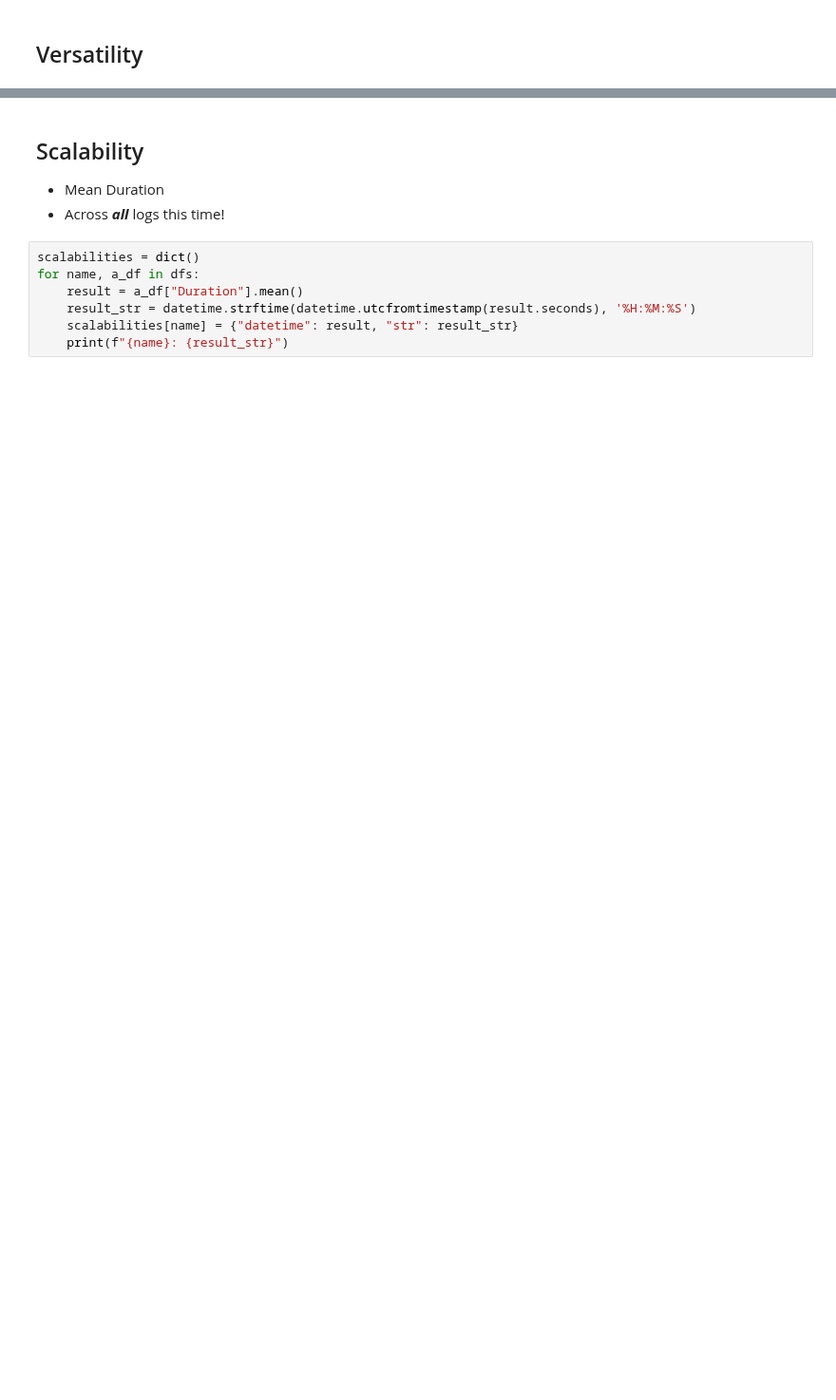
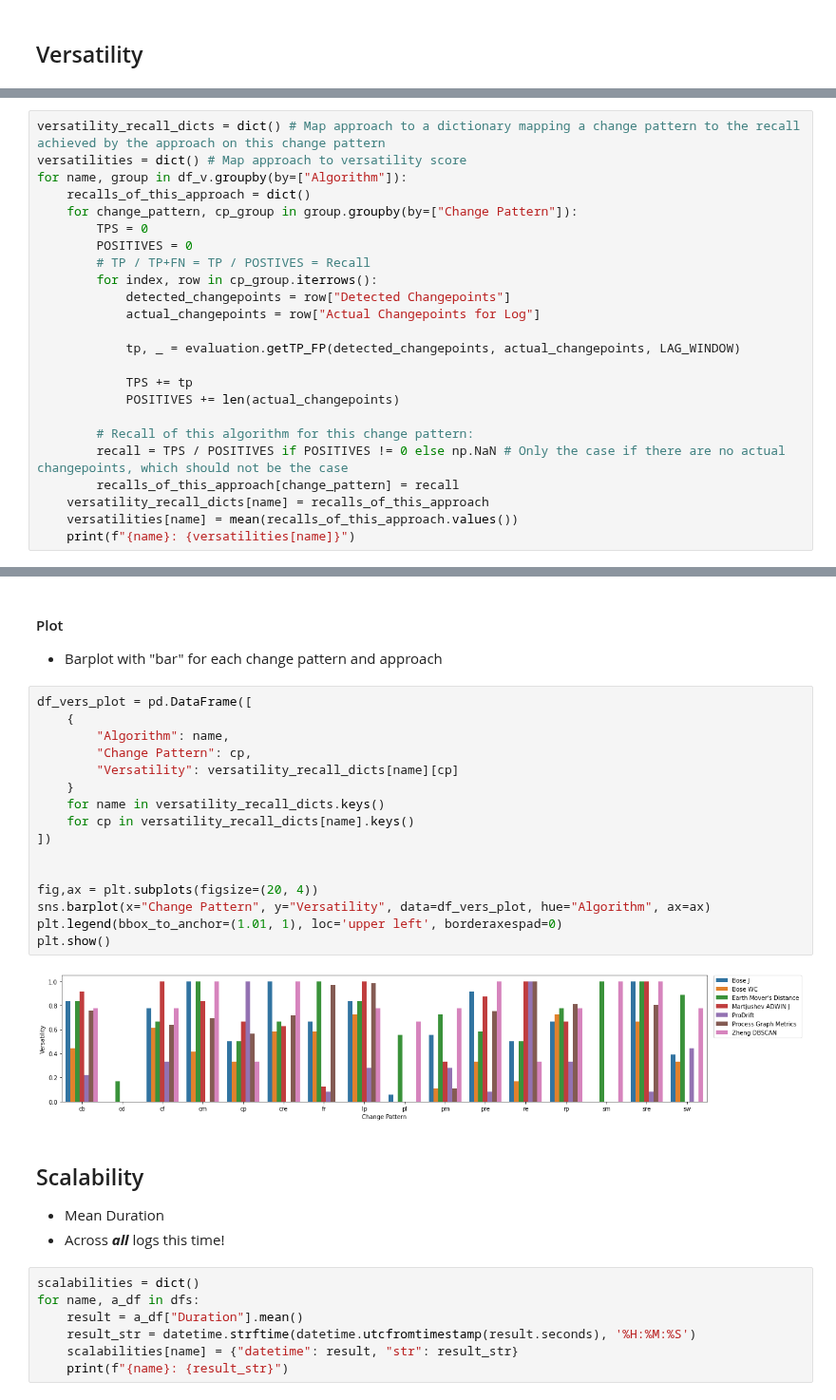
Before and after one commit to cpitsch/cdrift-evaluation, a Jupyter notebook: evaluate_results.ipynb, the cells around one changed output, grey strips where cells are left out. Shown at 95% size. Cells and saved outputs as stored; diff of their text form; blank space fills up the shorter version.

Commit message:
Implement Versatility in final evaluation notebook

```diff
--- a/evaluate_results.ipynb
+++ b/evaluate_results.ipynb
@@ -278,0 +331,24 @@ ostovar_patterns
+# %%
+versatility_recall_dicts = dict() # Map approach to a dictionary mapping a change pattern to the recall achieved by the approach on this change pattern
+versatilities = dict() # Map approach to versatility score
+for name, group in df_v.groupby(by=["Algorithm"]):
+    recalls_of_this_approach = dict()
+    for change_pattern, cp_group in group.groupby(by=["Change Pattern"]):
+        TPS = 0
+        POSITIVES = 0
+        # TP / TP+FN = TP / POSTIVES = Recall
+        for index, row in cp_group.iterrows():
+            detected_changepoints = row["Detected Changepoints"]
+            actual_changepoints = row["Actual Changepoints for Log"]
+
+            tp, _ = evaluation.getTP_FP(detected_changepoints, actual_changepoints, LAG_WINDOW)
+
+            TPS += tp
+            POSITIVES += len(actual_changepoints)
+
+        # Recall of this algorithm for this change pattern:
+        recall = TPS / POSITIVES if POSITIVES != 0 else np.NaN # Only the case if there are no actual changepoints, which should not be the case
+        recalls_of_this_approach[change_pattern] = recall
+    versatility_recall_dicts[name] = recalls_of_this_approach
+    versatilities[name] = mean(recalls_of_this_approach.values())
+    print(f"{name}: {versatilities[name]}")
@@ -279,3 +364,24 @@ ostovar_patterns
+# %% [markdown]
+#### Plot
+- Barplot with "bar" for each change pattern and approach
+# %%
+df_vers_plot = pd.DataFrame([
+    {
+        "Algorithm": name,
+        "Change Pattern": cp,
+        "Versatility": versatility_recall_dicts[name][cp]
+    }
+    for name in versatility_recall_dicts.keys()
+    for cp in versatility_recall_dicts[name].keys()
+])
+
+
+fig,ax = plt.subplots(figsize=(20, 4))
+sns.barplot(x="Change Pattern", y="Versatility", data=df_vers_plot, hue="Algorithm", ax=ax)
+plt.legend(bbox_to_anchor=(1.01, 1), loc='upper left', borderaxespad=0)
+plt.show()
+# %% [output]
+[figure, added]
 # %% [markdown]
 ## Scalability
 - Mean Duration
```
Also changed, not shown: parts of 28 cells of this notebook.
